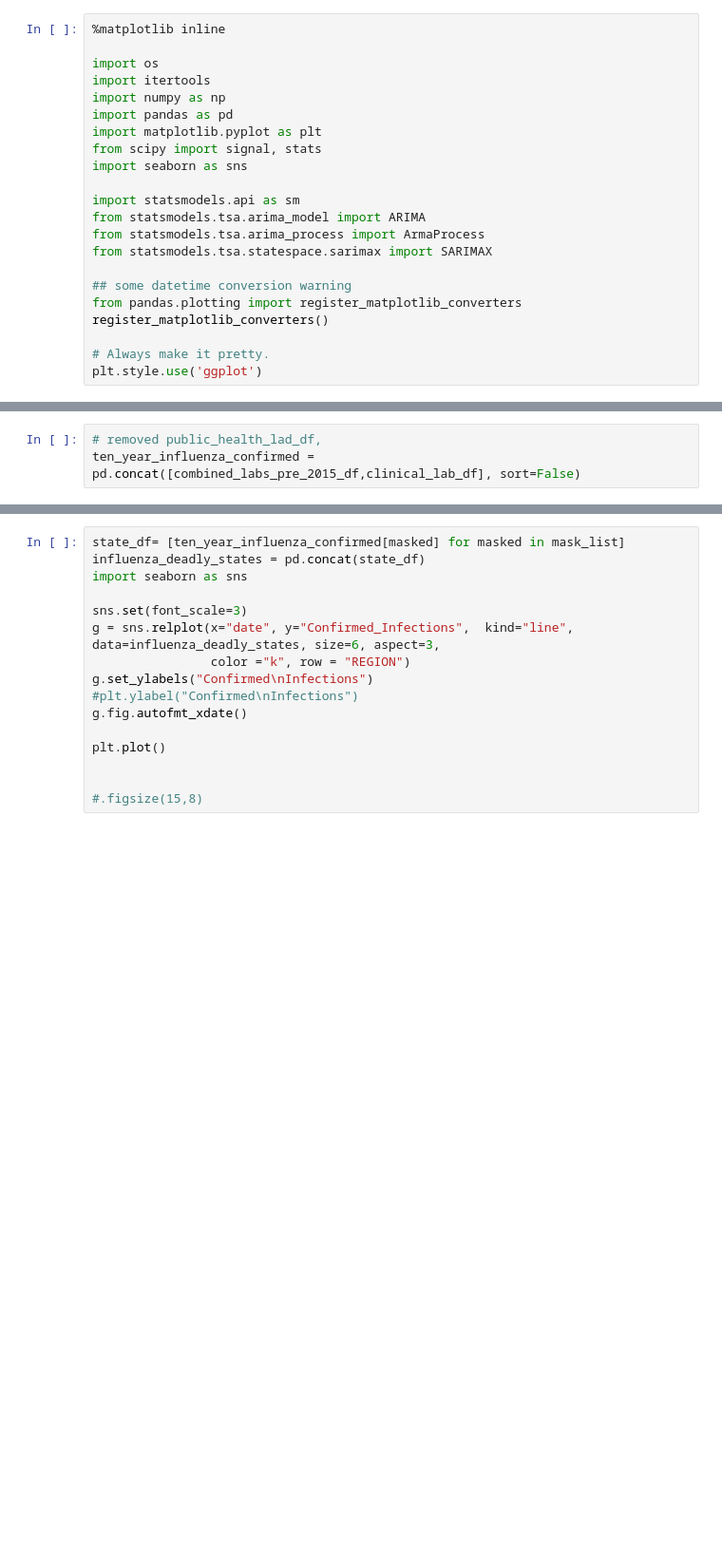
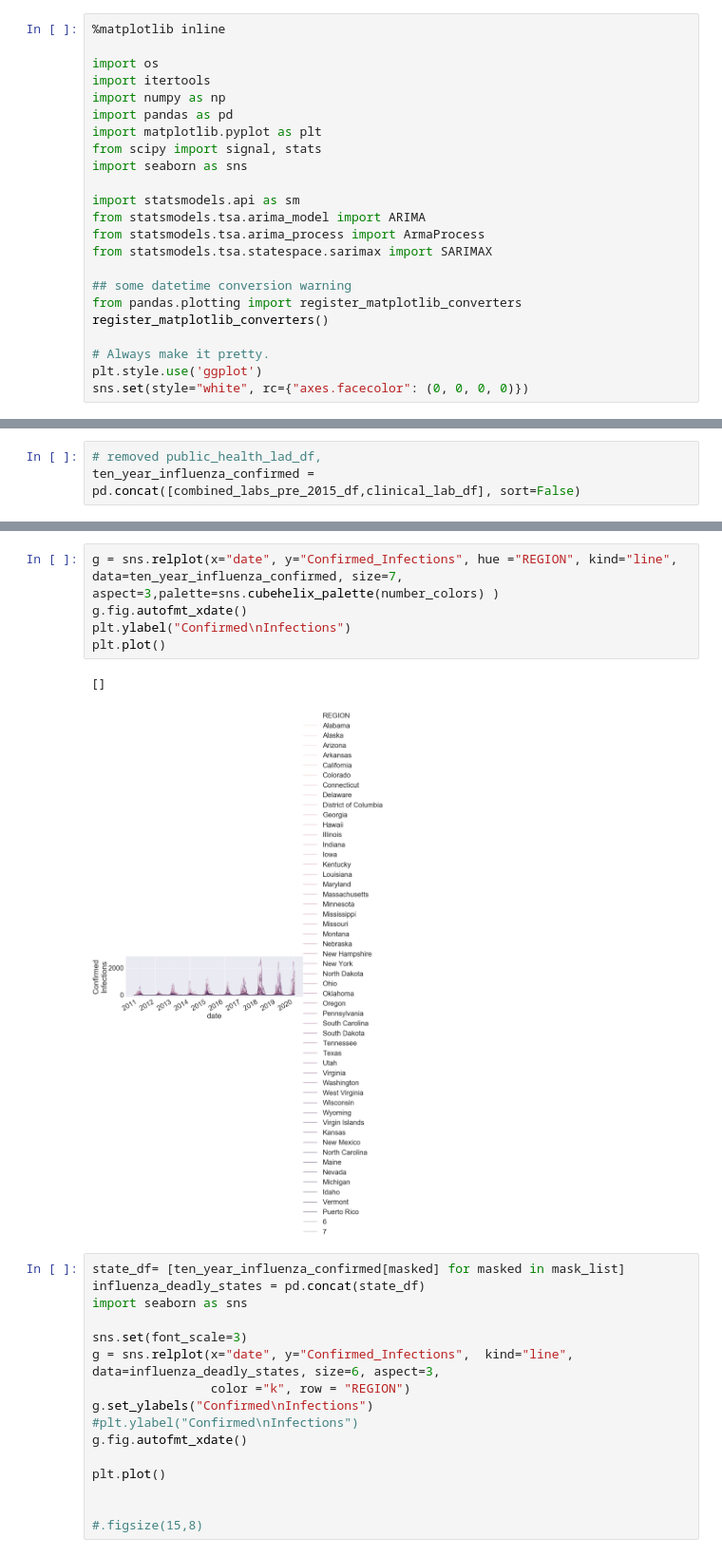
Before and after one commit to clayton-summitt/Influenza, a Jupyter notebook: CDC_Influenza_surveillance_by_state.ipynb, the cells around one changed output, grey strips where cells are left out. Shown at 95% size. Saved outputs shown, nothing was run; the diff lists cells and outputs as text; blank space fills up the shorter version.

```diff
--- a/CDC_Influenza_surveillance_by_state.ipynb
+++ b/CDC_Influenza_surveillance_by_state.ipynb
@@ -20,6 +20,7 @@ register_matplotlib_converters()
 
 # Always make it pretty.
 plt.style.use('ggplot')
+sns.set(style="white", rc={"axes.facecolor": (0, 0, 0, 0)})
 # %%
 clinical_lab_df = pd.read_csv("/Users/GuntherUlvanget/Capstone/Capstone2/Influenza/stateFluViewPhase2Data 2/WHO_NREVSS_Clinical_Labs.csv",header = 1, na_values = 'X', na_filter = True)
 # %%
@@ -111,3 +175,11 @@ plt.plot()
+# %%
+g = sns.relplot(x="date", y="Confirmed_Infections", hue ="REGION", kind="line", data=ten_year_influenza_confirmed, size=7, aspect=3,palette=sns.cubehelix_palette(number_colors) )
+g.fig.autofmt_xdate()
+plt.ylabel("Confirmed\nInfections")
+plt.plot()
+# %% [output]
+[]
+[figure, added]
 # %%
 state_df= [ten_year_influenza_confirmed[masked] for masked in mask_list]
 influenza_deadly_states = pd.concat(state_df)
```
Also changed, not shown: parts of 10 cells of this notebook.
